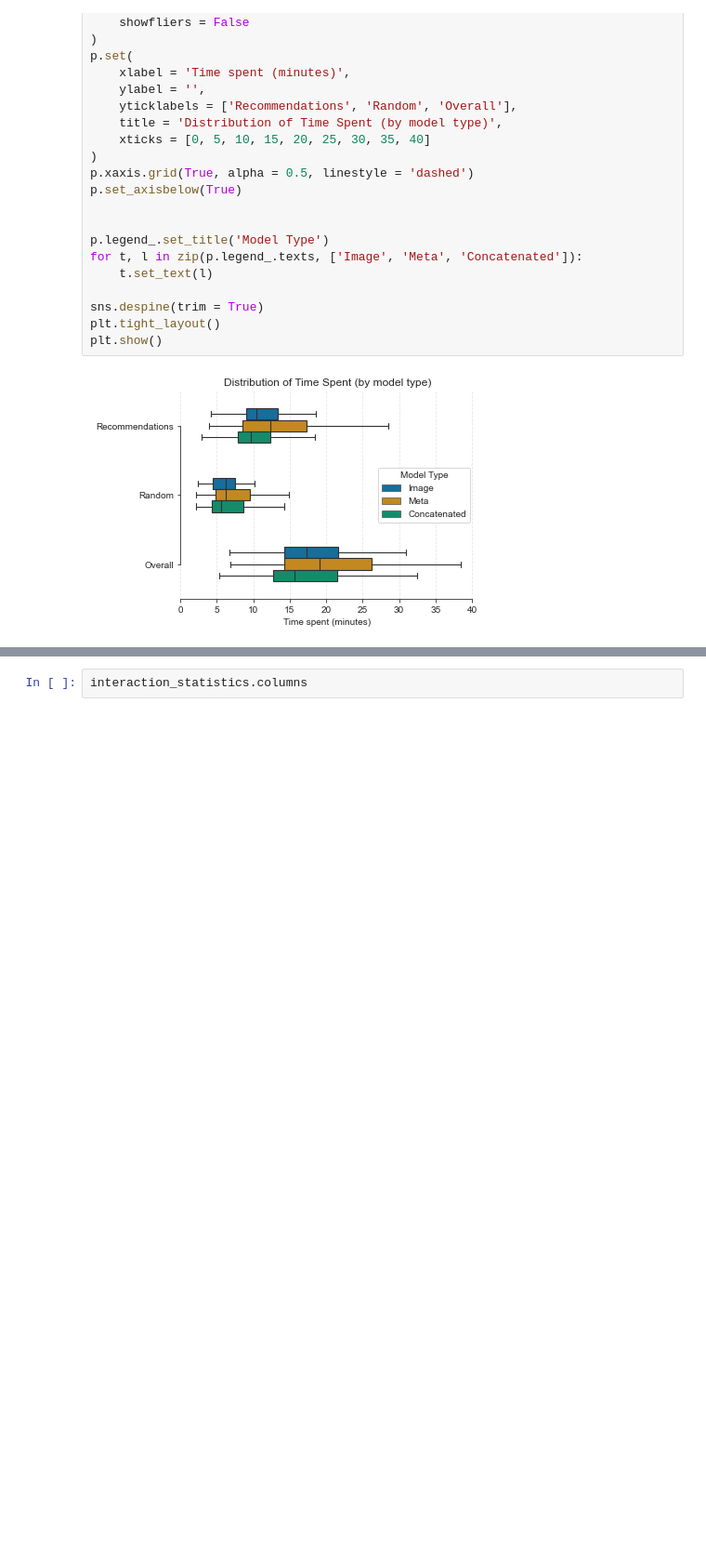
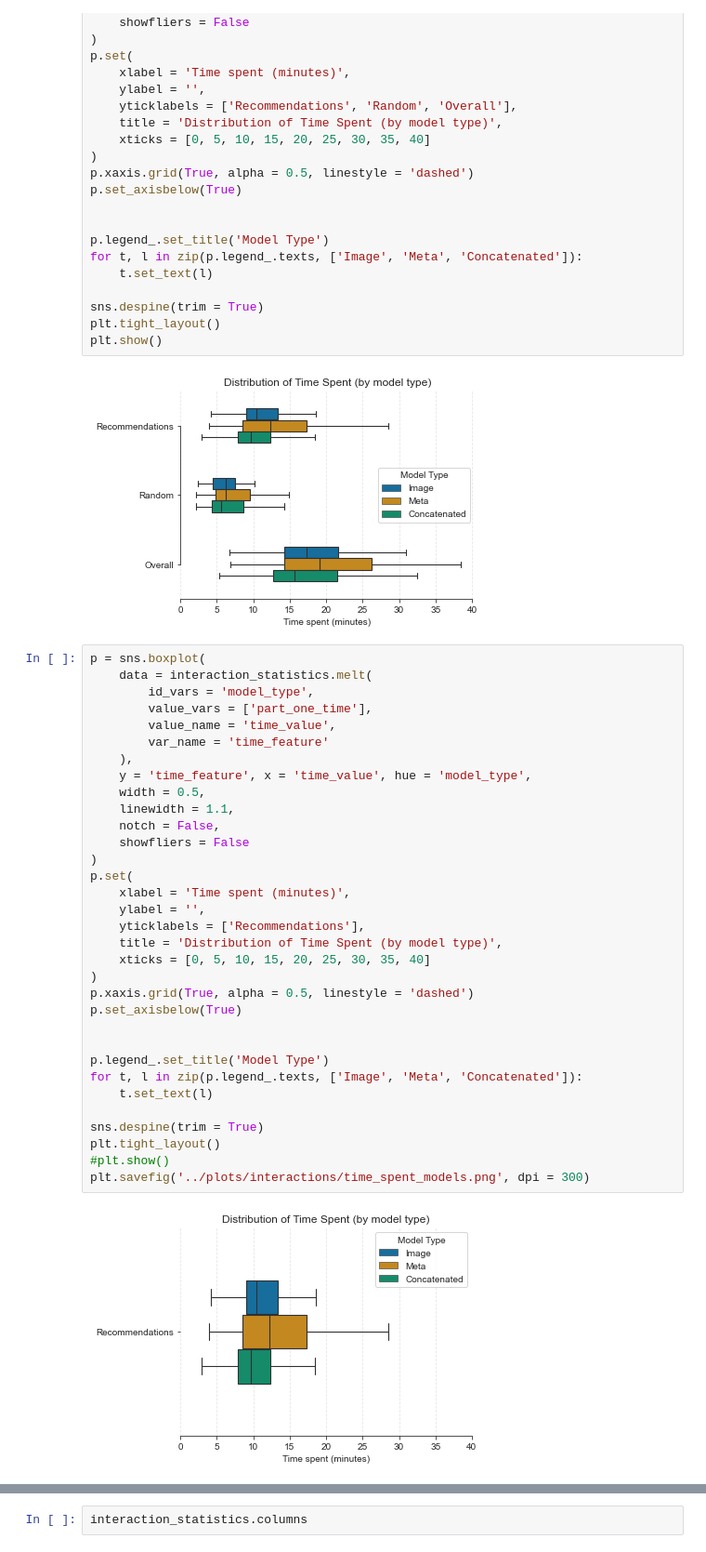
Before and after one commit to MuseRec/analytics, a Jupyter notebook: notebooks/interactions.ipynb, the cells around one changed output, grey strips where cells are left out. Shown: that part at 93% size. Cells and saved outputs as stored; diff of their text form; blank space fills up the shorter version.

Commit message:
more stats and plots

```diff
--- a/notebooks/interactions.ipynb
+++ b/notebooks/interactions.ipynb
@@ -486,3 +491,38 @@ plt.tight_layout()
 plt.show()
 # %% [output]
 [figure]
+# %%
+p = sns.boxplot(
+    data = interaction_statistics.melt(
+        id_vars = 'model_type',
+        value_vars = ['part_one_time'],
+        value_name = 'time_value',
+        var_name = 'time_feature'
+    ),
+    y = 'time_feature', x = 'time_value', hue = 'model_type',
+    width = 0.5,
+    linewidth = 1.1,
+    notch = False,
+    showfliers = False
+)
+p.set(
+    xlabel = 'Time spent (minutes)',
+    ylabel = '',
+    yticklabels = ['Recommendations'],
+    title = 'Distribution of Time Spent (by model type)',
+    xticks = [0, 5, 10, 15, 20, 25, 30, 35, 40]
+)
+p.xaxis.grid(True, alpha = 0.5, linestyle = 'dashed')
+p.set_axisbelow(True)
+
+
+p.legend_.set_title('Model Type')
+for t, l in zip(p.legend_.texts, ['Image', 'Meta', 'Concatenated']):
+    t.set_text(l)
+
+sns.despine(trim = True)
+plt.tight_layout()
+#plt.show()
+plt.savefig('../plots/interactions/time_spent_models.png', dpi = 300)
+# %% [output]
+[figure, added]
```
Also changed, not shown: parts of 21 cells of this notebook, 10 other files.
